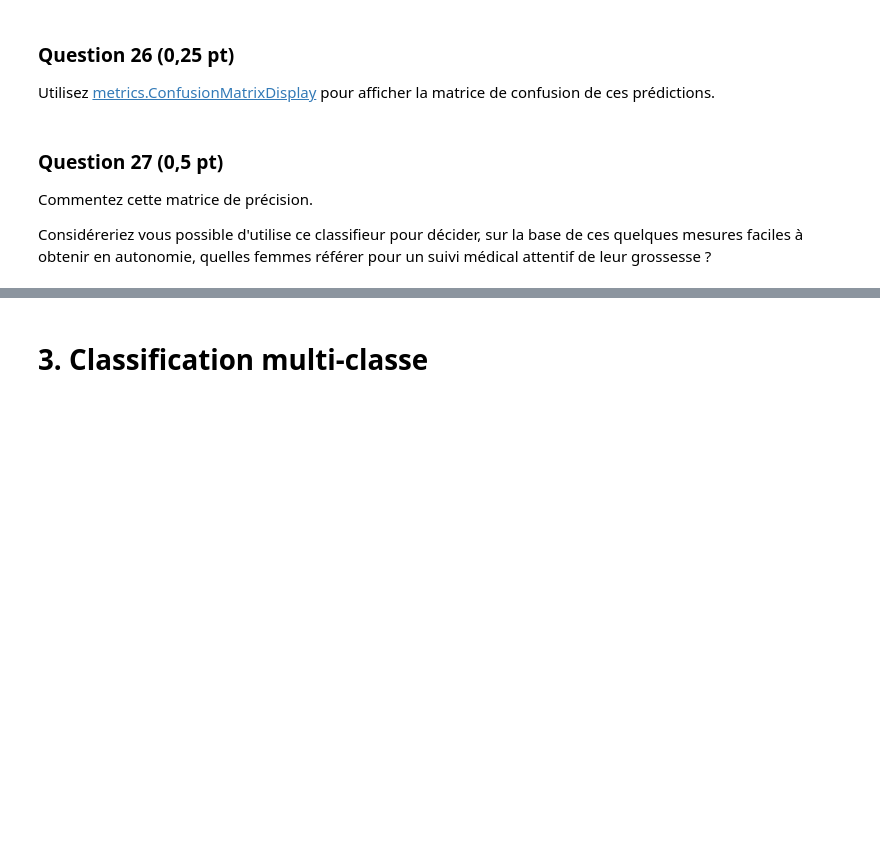
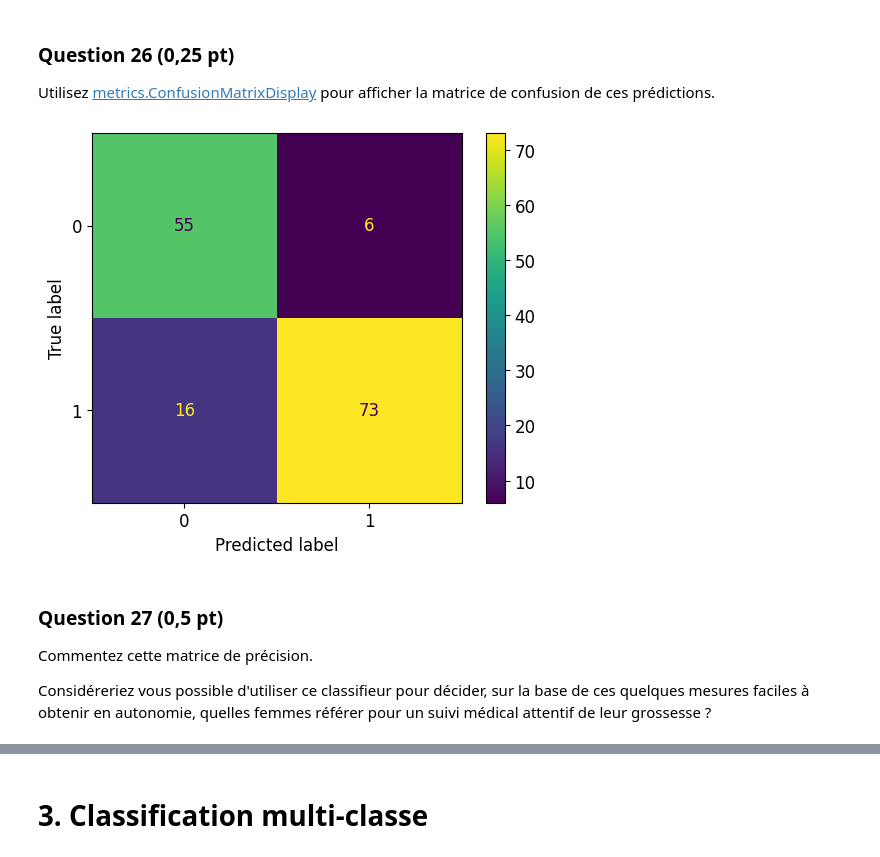
Before and after one commit to comemazelier/projet-sdd, a Jupyter notebook: Projet.ipynb, the cells around one changed output, grey strips where cells are left out. Saved outputs shown, nothing was run; the diff lists cells and outputs as text; code cells hidden in the pictures; blank space fills up the shorter version.

```diff
--- a/Projet.ipynb
+++ b/Projet.ipynb
@@ -735,5 +743,5 @@ KNeighborsClassifier(n_neighbors=12)
 
 Chargez les données du jeu de test `data/donnees_reservees.csv`. Combinez les étiquettes 1 et 2 en une seule classe.
 # %%
-df_res = pd.read_csv('data/donnees_reservees.csv')
+df_test = pd.read_csv('data/donnees_reservees.csv')
 # %%
@@ -749,18 +757,18 @@ df_res.describe()
 | 75% | 34.750000 | 130.000000 | 90.000000 | 9.000000 | 37.300000 | 79.000000 | 2.00000 |
 | max | 56.500000 | 160.000000 | 105.000000 | 19.200000 | 39.500000 | 91.000000 | 2.00000 |
 # %%
-X_res = np.array(df_res.drop('Risque', axis=1))
-df_res_binary = df_res.copy()
-df_res_binary['Risque'] = np.where(df_res['Risque']==2, 1, df_res['Risque'])
-y_res_binary = np.array(df_res_binary['Risque'], dtype='int')
+X_test = np.array(df_test.drop('Risque', axis=1))
+df_test_binary = df_test.copy()
+df_test_binary['Risque'] = np.where(df_test['Risque']==2, 1, df_test['Risque'])
+y_test_binary = np.array(df_test_binary['Risque'], dtype='int')
 # %%
-X_res_scaled = preprocessing.scale(X_res)
+X_test_scaled = preprocessing.scale(X_test)
 # %% [markdown]
 ### Question 24 (0,25 pt)
 
 Utilisez `final_binary_classifier` pour prédire les étiquettes des observations de ce jeu de données. (N'oubliez pas d'appliquer d'éventuelles transformation des données.)
 # %%
-y_res_predict = final_binary_classifier.predict(X_res_scaled)
+y_predict_binary = final_binary_classifier.predict(X_test_scaled)
 # %% [markdown]
 ### Question 25 (0,5 pt)
 Comparez la précision équilibrée sur le jeu de test à celle obtenue en validation croisée lors de la sélection de modèle. Commentez.
@@ -767,8 +785,15 @@ Comparez la précision équilibrée sur le jeu de test à celle obtenue en valid
 # %% [markdown]
 ### Question 26 (0,25 pt)
 Utilisez [metrics.ConfusionMatrixDisplay](https://scikit-learn.org/stable/modules/generated/sklearn.metrics.ConfusionMatrixDisplay.html) pour afficher la matrice de confusion de ces prédictions.
+# %%
+confusion_matrix = metrics.confusion_matrix(y_test_binary, y_predict_binary)
+display = metrics.ConfusionMatrixDisplay(confusion_matrix)
+display.plot()
+plt.show()
+# %% [output]
+[figure, added]
 # %% [markdown]
 ### Question 27 (0,5 pt)
 Commentez cette matrice de précision.
 
-Considéreriez vous possible d'utilise ce classifieur pour décider, sur la base de ces quelques mesures faciles à obtenir en autonomie, quelles femmes référer pour un suivi médical attentif de leur grossesse ?
+Considéreriez vous possible d'utiliser ce classifieur pour décider, sur la base de ces quelques mesures faciles à obtenir en autonomie, quelles femmes référer pour un suivi médical attentif de leur grossesse ?
```
Also changed, not shown: parts of 30 cells of this notebook.
